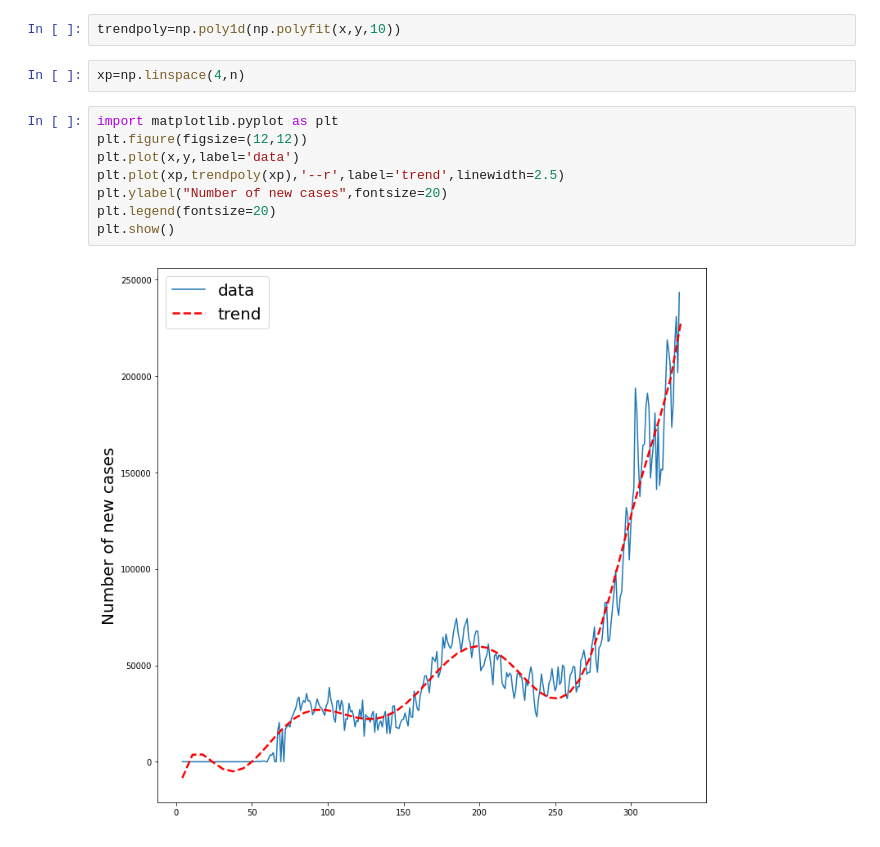
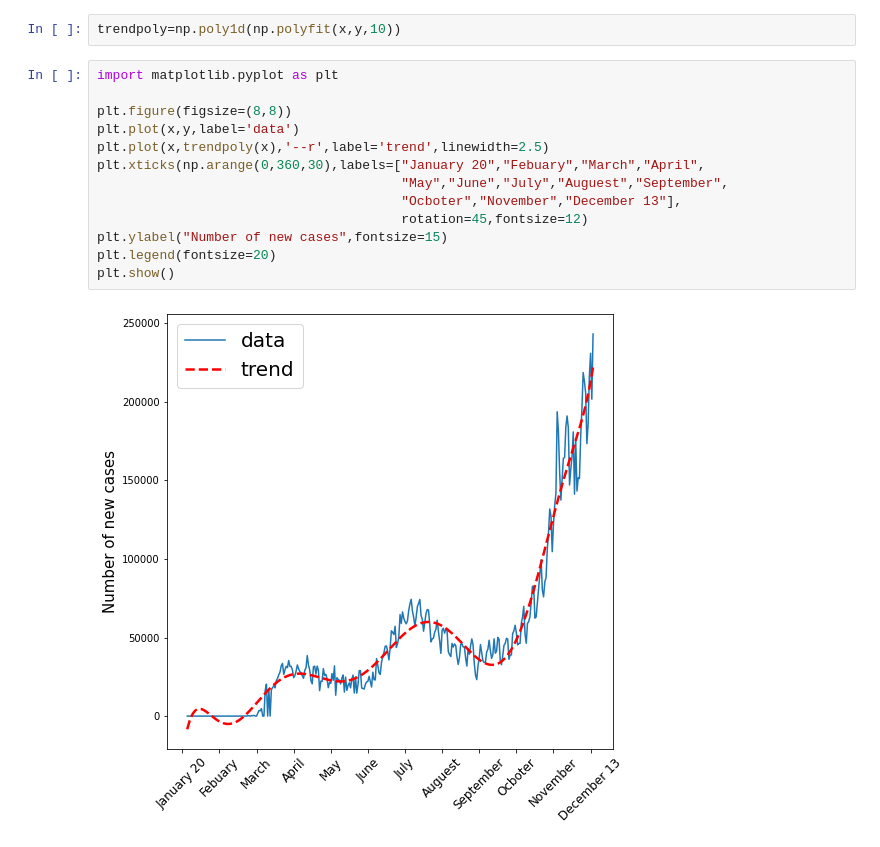
Before and after one commit to dynle/2020f-ML, a Jupyter notebook: project/airlinesatisfaction/US_trend.ipynb, the cells around one changed output. Drawn from its saved outputs; the diff is of its cells as text.

```diff
--- a/project/airlinesatisfaction/US_trend.ipynb
+++ b/project/airlinesatisfaction/US_trend.ipynb
@@ -12,15 +29,18 @@ x=np.arange(4,n)
 # %%
 trendpoly=np.poly1d(np.polyfit(x,y,10))
-# %%
-xp=np.linspace(4,n)
 # %%
 import matplotlib.pyplot as plt
-plt.figure(figsize=(12,12))
+
+plt.figure(figsize=(8,8))
 plt.plot(x,y,label='data')
-plt.plot(xp,trendpoly(xp),'--r',label='trend',linewidth=2.5)
-plt.ylabel("Number of new cases",fontsize=20)
+plt.plot(x,trendpoly(x),'--r',label='trend',linewidth=2.5)
+plt.xticks(np.arange(0,360,30),labels=["January 20","Febuary","March","April",
+                                       "May","June","July","Auguest","September",
+                                       "Ocboter","November","December 13"],
+                                       rotation=45,fontsize=12)
+plt.ylabel("Number of new cases",fontsize=15)
 plt.legend(fontsize=20)
 plt.show()
 # %% [output]
-[figure, old version]
+[figure, new version]
 # %%
```
Also changed, not shown: parts of 3 cells of this notebook, 3 other files.
